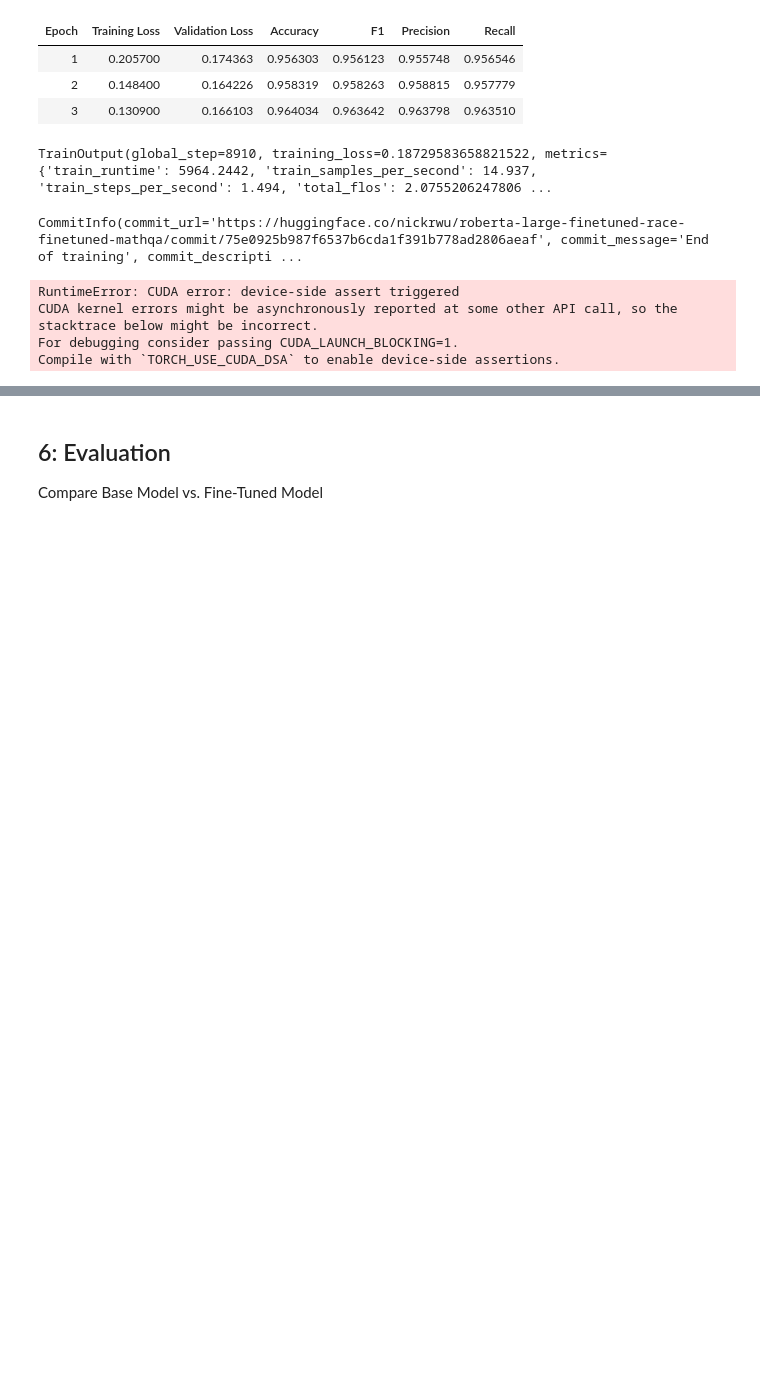
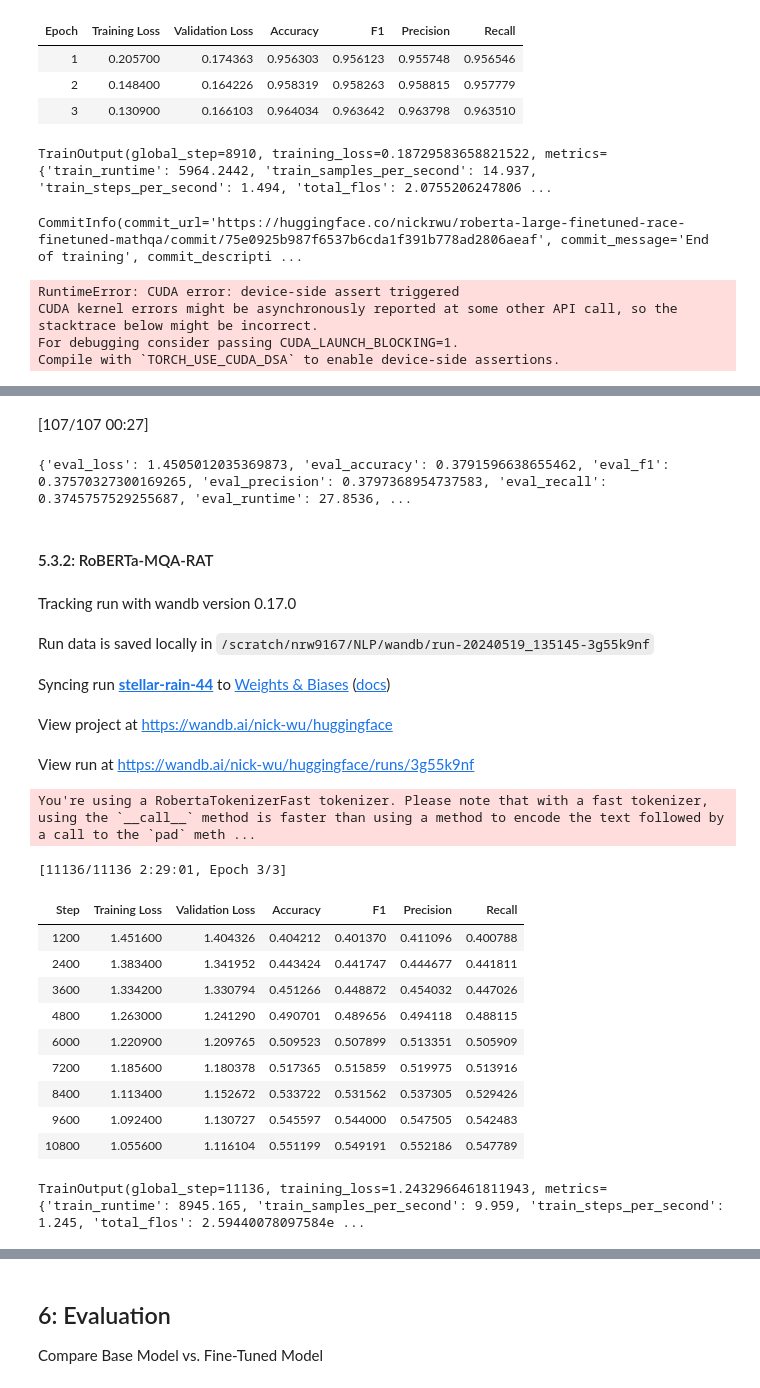
Before and after one commit to nickrwu/AQuA-RAT-FORM, a Jupyter notebook: NLP-Final.ipynb, the cells around one changed output, grey strips where cells are left out. Cells and saved outputs as stored; diff of their text form; code cells hidden in the pictures; blank space fills up the shorter version.

Commit message:
Updated models and results

```diff
--- a/NLP-Final.ipynb
+++ b/NLP-Final.ipynb
@@ -330,7 +433,7 @@ from typing import Optional, Union
 @dataclass
 class DataCollatorForMultipleChoice:
     """
-    Data collator that will dynamically pad the inputs for multiple choice received.
+    Custom data collator that will dynamically pad the inputs for multiple choice received.
     """
     tokenizer: PreTrainedTokenizerBase
     padding: Union[bool, str, PaddingStrategy] = True
@@ -378,8 +481,3 @@ class DataCollatorForMultipleChoice:
         batch["labels"] = torch.tensor(labels, dtype=torch.int64)
 
         return batch
-# %%
-# Initialize fine-tuned model and tokenizer
-model_name= "microsoft/deberta-v3-large"
-finetuned_model = AutoModelForMultipleChoice.from_pretrained(model_name)
-tokenizer = AutoTokenizer.from_pretrained(model_name)
@@ -593,0 +626,12 @@ Compile with `TORCH_USE_CUDA_DSA` to enable device-side assertions.
+# %%
+models = {}
+tokenizers = {}
+datasets = {}
+finetuned_results = {}
+
+model_names = ['roberta-mqa', 'roberta-mqa-rat', 'roberta-mqa-formrat']
+
+for i, model in enumerate(model_names):
+    models[model]= AutoModelForMultipleChoice.from_pretrained(model_name)
+    tokenizers[model] = AutoTokenizer.from_pretrained(model_name)
+    datasets[model] = mathqa.map(preprocess_function, fn_kwargs={'tokenizer': tokenizers[model], 'mode': i}, batched=True, remove_columns=mathqa["train"].column_names)
@@ -593,0 +720,60 @@ Compile with `TORCH_USE_CUDA_DSA` to enable device-side assertions.
+# %%
+finetuned_results[model_names[idx]] = mqa_trainer.evaluate(datasets[model_names[idx]]['test'])
+
+print(finetuned_results[model_names[idx]])
+# %% [output]
+[107/107 00:27]
+{'eval_loss': 1.4505012035369873, 'eval_accuracy': 0.3791596638655462, 'eval_f1': 0.37570327300169265, 'eval_precision': 0.3797368954737583, 'eval_recall': 0.3745757529255687, 'eval_runtime': 27.8536, ...
+# %% [markdown]
+#### 5.3.2: RoBERTa-MQA-RAT
+# %%
+# [1] QA, Rationale
+
+idx = 1
+
+training_args = TrainingArguments(
+    output_dir=f"{model_names[idx]}",
+    evaluation_strategy="steps",
+    save_strategy="epoch",
+    learning_rate=2e-5,
+    per_device_train_batch_size=8, # Adjust batch size depending on the available GPU memory
+    per_device_eval_batch_size=16,  # Evaluation batch size can be larger if evaluation is less frequent
+    num_train_epochs=3,
+    weight_decay=0.01,
+    logging_dir='./logs',
+    logging_steps=100,
+    eval_steps=1200,
+    fp16=True
+)
+
+mqa_rat_trainer = Trainer(
+    model=models[model_names[idx]],
+    args=training_args,
+    train_dataset=datasets[model_names[idx]]["train"],
+    eval_dataset=datasets[model_names[idx]]["validation"],
+    tokenizer=tokenizers[model_names[idx]],
+    data_collator=DataCollatorForMultipleChoice(tokenizer=tokenizers[model_names[idx]]),
+    compute_metrics=compute_metrics,
+)
+
+# Train the Model
+mqa_rat_trainer.train()
+# %% [output]
+Tracking run with wandb version 0.17.0
+Run data is saved locally in /scratch/nrw9167/NLP/wandb/run-20240519_135145-3g55k9nf
+Syncing run stellar-rain-44 to Weights & Biases (docs)
+View project at https://wandb.ai/nick-wu/huggingface
+View run at https://wandb.ai/nick-wu/huggingface/runs/3g55k9nf
+You're using a RobertaTokenizerFast tokenizer. Please note that with a fast tokenizer, using the `__call__` method is faster than using a method to encode the text followed by a call to the `pad` meth ...
+[11136/11136 2:29:01, Epoch 3/3]
+| Step | Training Loss | Validation Loss | Accuracy | F1 | Precision | Recall |
+| 1200 | 1.451600 | 1.404326 | 0.404212 | 0.401370 | 0.411096 | 0.400788 |
+| 2400 | 1.383400 | 1.341952 | 0.443424 | 0.441747 | 0.444677 | 0.441811 |
+| 3600 | 1.334200 | 1.330794 | 0.451266 | 0.448872 | 0.454032 | 0.447026 |
+| 4800 | 1.263000 | 1.241290 | 0.490701 | 0.489656 | 0.494118 | 0.488115 |
+| 6000 | 1.220900 | 1.209765 | 0.509523 | 0.507899 | 0.513351 | 0.505909 |
+| 7200 | 1.185600 | 1.180378 | 0.517365 | 0.515859 | 0.519975 | 0.513916 |
+| 8400 | 1.113400 | 1.152672 | 0.533722 | 0.531562 | 0.537305 | 0.529426 |
+| 9600 | 1.092400 | 1.130727 | 0.545597 | 0.544000 | 0.547505 | 0.542483 |
+| 10800 | 1.055600 | 1.116104 | 0.551199 | 0.549191 | 0.552186 | 0.547789 |
+TrainOutput(global_step=11136, training_loss=1.2432966461811943, metrics={'train_runtime': 8945.165, 'train_samples_per_second': 9.959, 'train_steps_per_second': 1.245, 'total_flos': 2.59440078097584e ...
```
Also changed, not shown: parts of 65 cells of this notebook, 1 other file.
